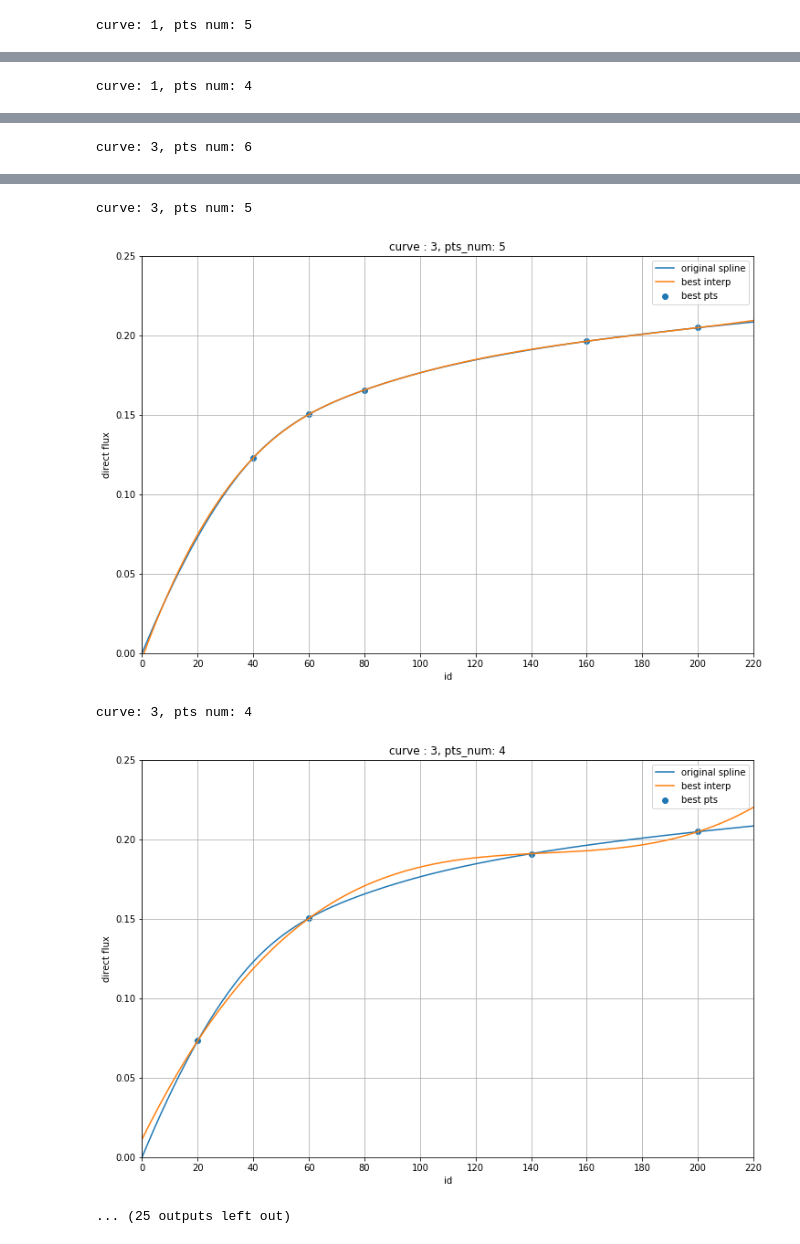
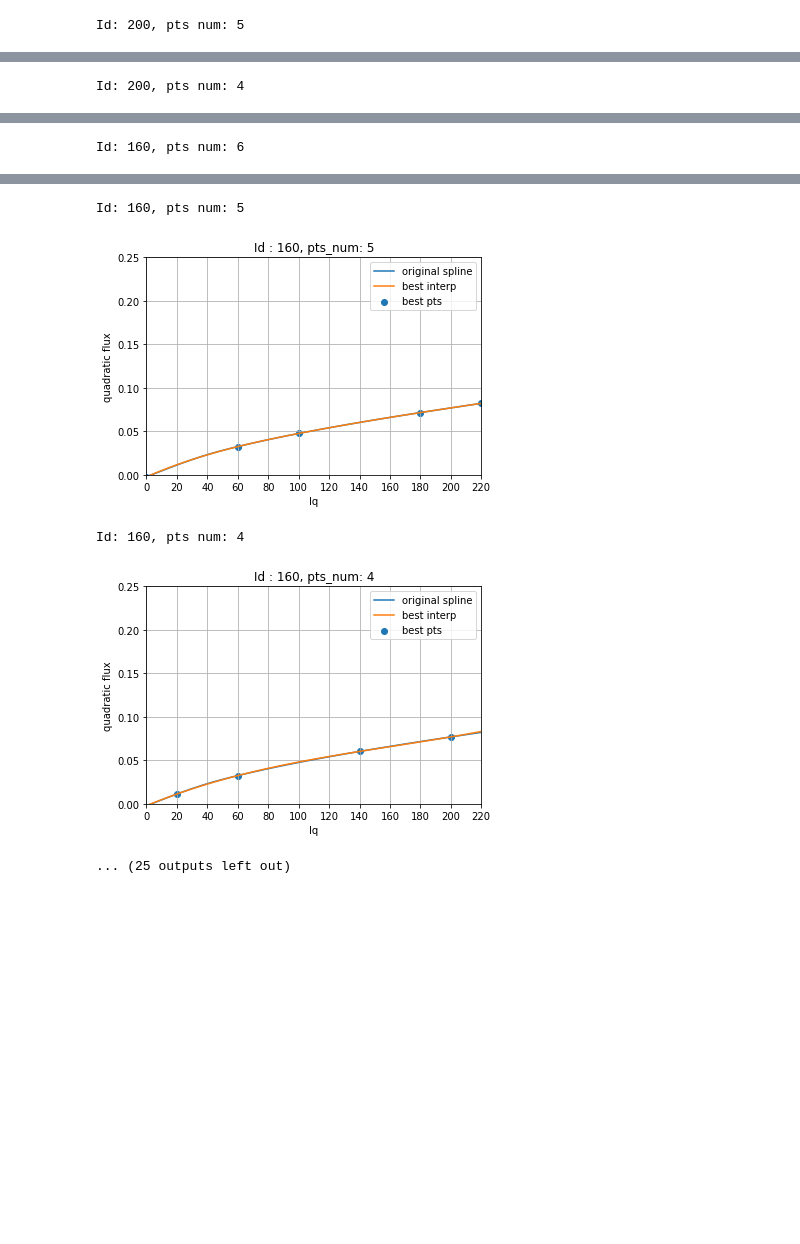
Before and after one commit to gleotescu/iq_interpolation, a Jupyter notebook: curve.ipynb, the cells around one changed output, grey strips where cells are left out. Drawn from its saved outputs; the diff is of its cells as text; code cells hidden in the pictures; blank space fills up the shorter version.

```diff
--- a/curve.ipynb
+++ b/curve.ipynb
@@ -141,21 +174,26 @@ print(table)
 # %%
+#cubic spline interpolation
+
 from scipy.interpolate import interp1d
 from scipy import interpolate
 import itertools
 import sys
+
+#ids, dfs, iqs, xLabel, yLabel, Is = data_from_file('i_direct_flux', 1)
 
 def sum_squared_error(gr, pred):
     gr = np.array(gr)
     pred = np.array(pred)
     return (10 ** 6) * (1 / gr.shape[0]) * sum((gr - pred) ** 2)
 
-curves_for_plot = list(range(1, 13, 2))
-pts_for_plot = [4, 5, 6]
+#curve_indices = list(range(0, 12))
+curves_for_plot = list(range(1, 13,2))
+pts_for_plot = [6,5,4]
 
 # try interpolating with only 10, 9, 8 ... 4, 3 points
-sub_points_num  = range(len(ids)-2, 3, -1)
+sub_points_num  = list(range(len(ids)-2, 3, -1))
 
-headers = ['curve idx'] + ['pts num: %d' % pts for pts in sub_points_num] + [' ########## 5_best_pts #########']
+headers = ['%s' %Is] + ['pts num: %d' % pts for pts in sub_points_num] + [' ######### 5_best_pts ########']
 rows = []
 
 for curve in curve_indices:
@@ -168,13 +206,13 @@ for curve in curve_indices:
     # baseline = y values obtained when interpolating with all ground truth points
     baseline = interpolate.splev(x_new, tck, der=0)
 
-    row = ['curve %d' % curve]
+    row = ['%s %d' % (Is, iqs[curve])]
     best_5_pts = []
 
     for points_num in sub_points_num:
         # store best configuration
         best_pts     = (x, y)
-        best_interp  = (x_new, y_new)
+        best_interp  = (x_new, baseline)
         best_error   = sys.float_info.max
         best_err_gr  = sys.float_info.max
 
@@ -204,9 +242,9 @@ for curve in curve_indices:
         row.append(best_err_gr)
 
         if curve in curves_for_plot and points_num in pts_for_plot:
-            print('curve: %d, pts num: %d' % (curve, points_num))
+            print('%s: %d, pts num: %d' % (Is,iqs[curve], points_num))
             plt.clf()
-#             plt.scatter(x, y, label='orig points')
+            #plt.scatter(x, y, label='orig points')
             plt.plot(x_new, baseline, label='original spline')
             plt.scatter(best_pts[0], best_pts[1], label='best pts')
             plt.plot(best_interp[0], best_interp[1], label='best interp')
@@ -214,10 +252,10 @@ for curve in curve_indices:
             plt.ylim([0, 0.25])
             plt.xlim([0, 220])
             plt.xticks(ids)
-            plt.xlabel('id')
-            plt.ylabel('direct flux')
+            plt.xlabel(xLabel)
+            plt.ylabel(yLabel)
             plt.legend(loc='best')
-            plt.title('curve : %d, pts_num: %d' % (curve, points_num))
+            plt.title('%s : %d, pts_num: %d' % (Is,iqs[curve], points_num))
             plt.grid()
             plt.show()
 
@@ -233 +271 @@ curve: 1, pts num: 6
-curve: 1, pts num: 5
+Id: 200, pts num: 5
@@ -235 +273 @@ curve: 1, pts num: 5
-curve: 1, pts num: 4
+Id: 200, pts num: 4
@@ -237 +275 @@ curve: 1, pts num: 4
-curve: 3, pts num: 6
+Id: 160, pts num: 6
@@ -239,5 +277,5 @@ curve: 3, pts num: 6
-curve: 3, pts num: 5
+Id: 160, pts num: 5
-[figure, old version]
+[figure, new version]
-curve: 3, pts num: 4
+Id: 160, pts num: 4
-[figure, old version]
+[figure, new version]
 ... (25 outputs left out)
```
Also changed, not shown: parts of 3 cells of this notebook.
